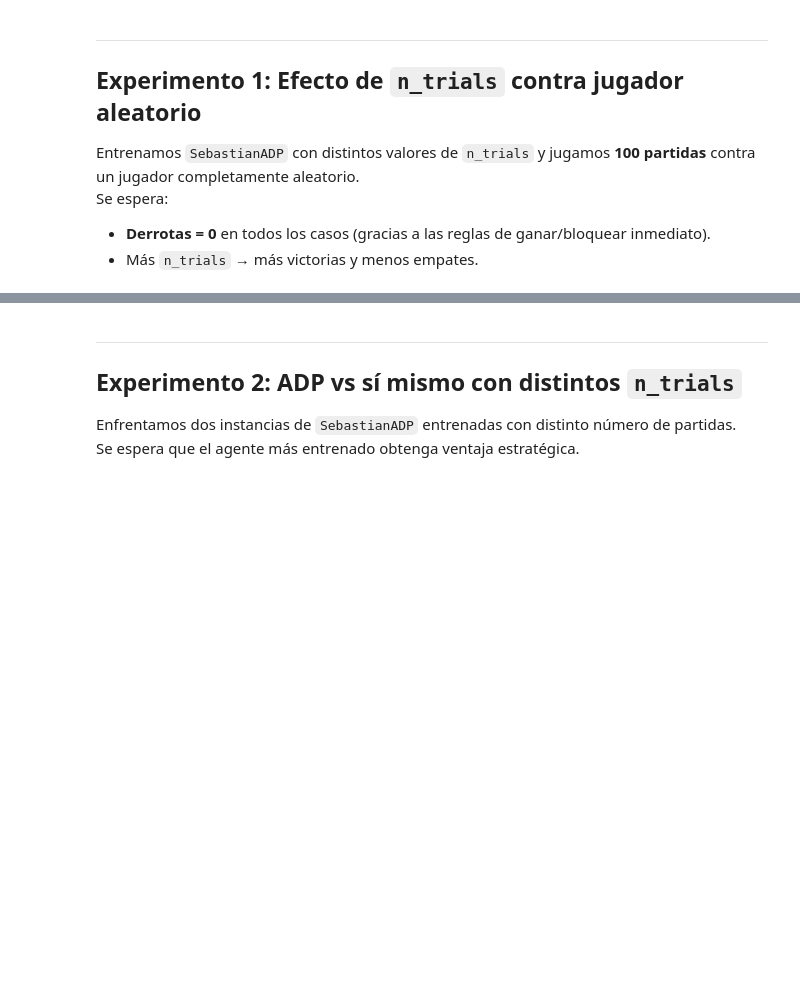
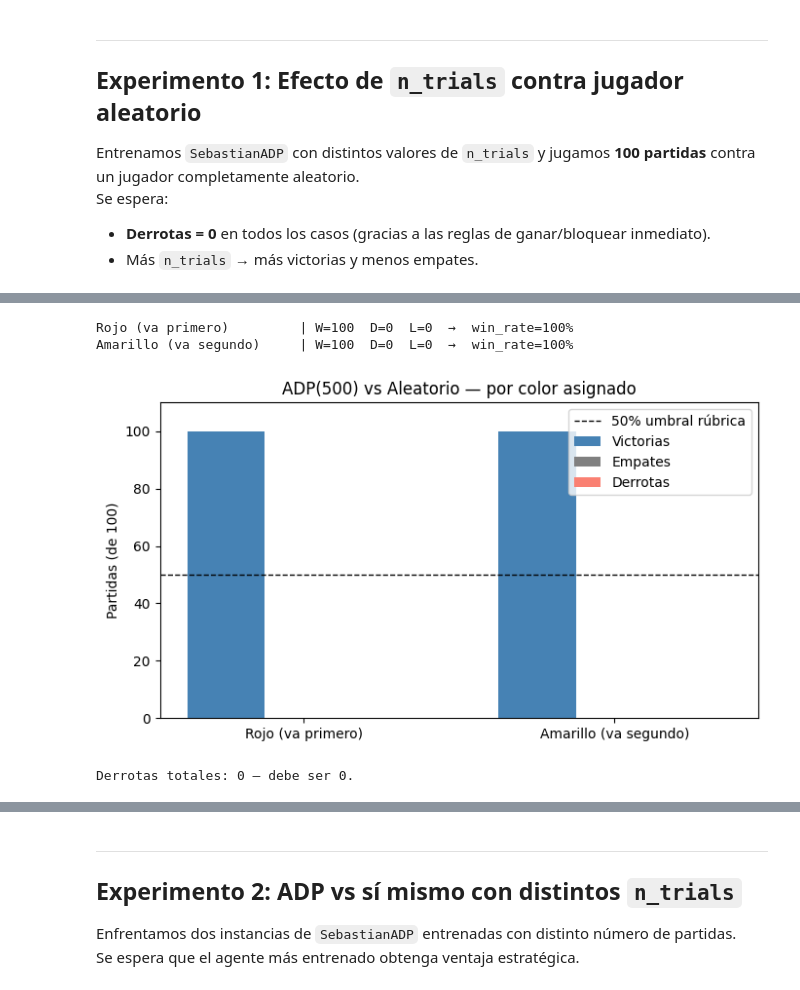
Before and after one commit to sebascastellanos/AIProject, a Jupyter notebook: groups/Sebastian_ADP/entrega.ipynb, the cells around one changed output, grey strips where cells are left out. Cells and saved outputs as stored; diff of their text form; code cells hidden in the pictures; blank space fills up the shorter version.

```diff
--- a/groups/Sebastian_ADP/entrega.ipynb
+++ b/groups/Sebastian_ADP/entrega.ipynb
@@ -142,0 +148,64 @@ Nota: Derrotas = 4 — debería ser 0.
+# %%
+N_GAMES_COLOR = 100
+adp_fixed = make_and_mount(SebastianADP, n_trials=500)
+rnd_fixed  = make_and_mount(RandomPolicy)
+
+def play_games_as_color(agent, opponent, color: int, n_games: int = 100, seed: int = 99):
+    """
+    Juega n_games donde `agent` siempre es `color` (-1=Rojo, 1=Amarillo).
+    color=-1 → agent va primero; color=1 → agent va segundo.
+    """
+    wins = losses = draws = 0
+    rng = np.random.default_rng(seed)
+    for _ in range(n_games):
+        state = ConnectState()
+        while not state.is_final():
+            if state.player == color:
+                action = agent.act(state.board)
+            else:
+                action = opponent.act(state.board)
+            state = state.transition(action)
+        w = state.get_winner()
+        if w == color:
+            wins += 1
+        elif w == 0:
+            draws += 1
+        else:
+            losses += 1
+    return wins, losses, draws
+
+results_color = {}
+for color, label in [(-1, 'Rojo (va primero)'), (1, 'Amarillo (va segundo)')]:
+    w, l, d = play_games_as_color(adp_fixed, rnd_fixed, color=color,
+                                   n_games=N_GAMES_COLOR, seed=99)
+    results_color[label] = {'wins': w, 'losses': l, 'draws': d}
+    print(f'{label:25s} | W={w}  D={d}  L={l}  →  win_rate={w/N_GAMES_COLOR:.0%}')
+
+# Gráfica
+labels_c = list(results_color.keys())
+w_vals = [results_color[l]['wins']   for l in labels_c]
+d_vals = [results_color[l]['draws']  for l in labels_c]
+l_vals = [results_color[l]['losses'] for l in labels_c]
+
+x = np.arange(len(labels_c))
+bw = 0.25
+fig, ax = plt.subplots(figsize=(7, 4))
+ax.bar(x - bw, w_vals, bw, label='Victorias', color='steelblue')
+ax.bar(x,      d_vals, bw, label='Empates',   color='gray')
+ax.bar(x + bw, l_vals, bw, label='Derrotas',  color='salmon')
+ax.set_xticks(x)
+ax.set_xticklabels(labels_c)
+ax.set_ylabel(f'Partidas (de {N_GAMES_COLOR})')
+ax.set_title('ADP(500) vs Aleatorio — por color asignado')
+ax.axhline(50, ls='--', color='black', lw=1, label='50% umbral rúbrica')
+ax.legend()
+ax.set_ylim(0, N_GAMES_COLOR + 10)
+plt.tight_layout()
+plt.show()
+
+print('Derrotas totales:', sum(l_vals), '— debe ser 0.')
+# %% [output]
+Rojo (va primero)         | W=100  D=0  L=0  →  win_rate=100%
+Amarillo (va segundo)     | W=100  D=0  L=0  →  win_rate=100%
+[figure, added]
+Derrotas totales: 0 — debe ser 0.
```
Also changed, not shown: parts of 9 cells of this notebook, 5 other files.
